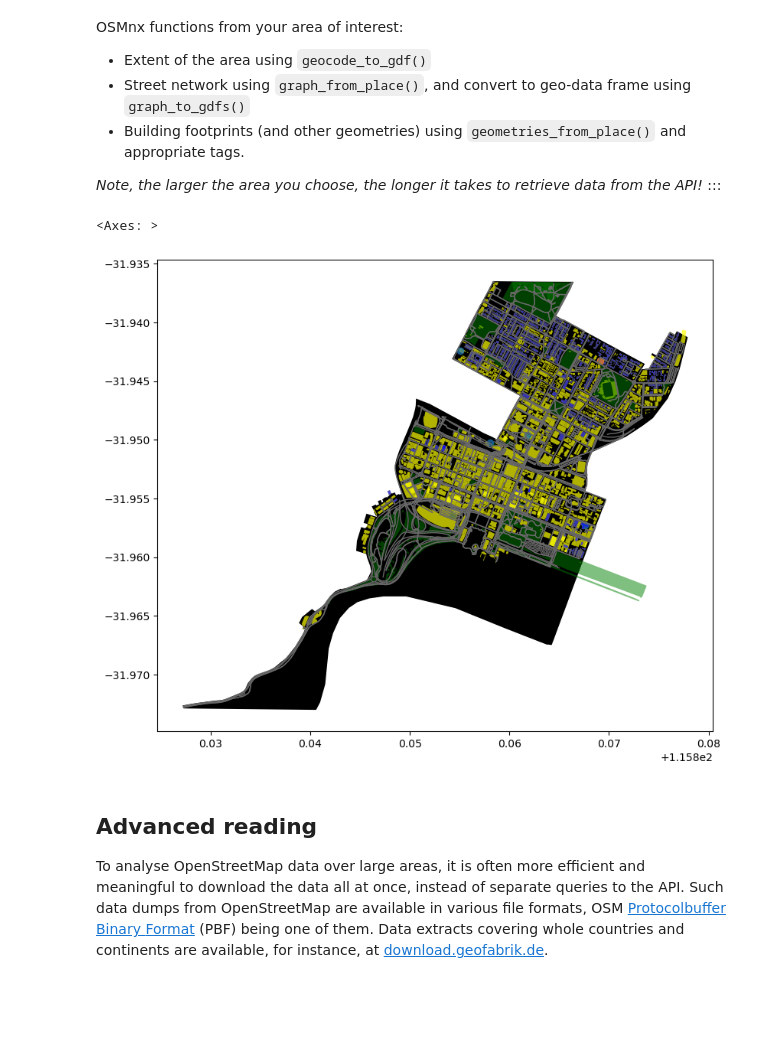
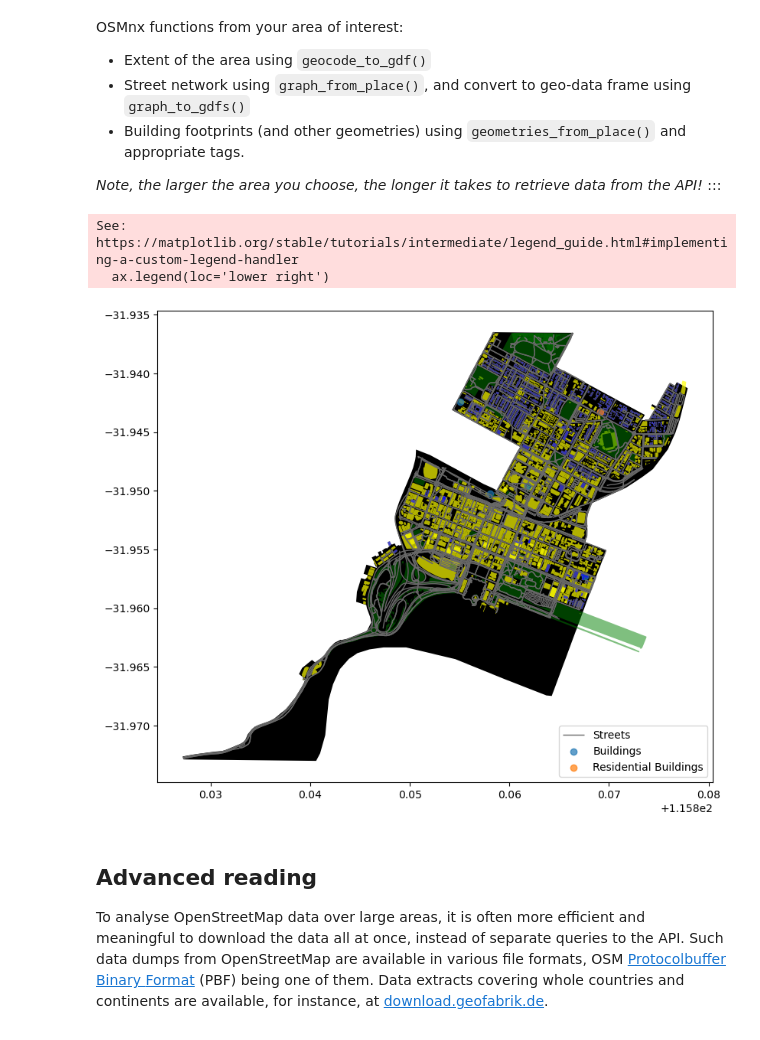
Before and after one commit to camsmith02/notebooks, a Jupyter notebook: lessons/lesson-6/retrieve-data-from-openstreetmap.ipynb, the cells around one changed output. Drawn from its saved outputs; the diff is of its cells as text; code cells hidden in the pictures; blank space fills up the shorter version.

```diff
--- a/lessons/lesson-6/retrieve-data-from-openstreetmap.ipynb
+++ b/lessons/lesson-6/retrieve-data-from-openstreetmap.ipynb
@@ -315,53 +315,56 @@ OSMnx functions from your area of interest:
 from the API!*
 :::
 # %%
-from shapely.geometry import box
-import numpy as np
-import geopandas as gpd
+import osmnx
+import matplotlib.pyplot as plt
 
-# Specify the name that is used to seach for the data. Check that the place
-# name is valid from https://nominatim.openstreetmap.org/ui/search.html
+# Specify the name that is used to search for the data
 MY_PLACE = "Perth, Western Australia"
 perth_area = osmnx.geocode_to_gdf(MY_PLACE)
 
 # Get street network
 G = osmnx.graph_from_place(MY_PLACE)
 nodes, edges = osmnx.graph_to_gdfs(G)
 
-
 # Get building footprints
-tags = {'building': True}  # You can add more tags like 'amenity', 'landuse', etc.
+tags = {'building': True}
 perth_buildings = osmnx.features_from_place(MY_PLACE, tags)
 
-
 # Plot the data
-figure, ax = matplotlib.pyplot.subplots(figsize=(12,8))
+figure, ax = plt.subplots(figsize=(12, 8))
 
 # Plot the footprint
-perth_area.plot(ax=ax, facecolor="black")
+perth_area.plot(ax=ax, facecolor="black", label='City Area')
 
 # Plot street ‘edges’
-edges.plot(ax=ax, linewidth=1, edgecolor="dimgray")
+edges.plot(ax=ax, linewidth=1, edgecolor="dimgray", label='Streets')
 
 # Plot buildings
-perth_buildings.plot(ax=ax, facecolor="yellow", alpha=0.7)
+perth_buildings.plot(ax=ax, facecolor="yellow", alpha=0.7, label='Buildings')
 
 # Get residential buildings specifically
 residential_tags = {'building': 'residential'}
 perth_residential = osmnx.features_from_place(MY_PLACE, residential_tags)
 
 # Plot residential buildings
 perth_residential.plot(ax=ax, facecolor="blue", alpha=0.7, label='Residential Buildings')
 
 # Get greenspaces using relevant tags
 green_tags = {'leisure': ['park', 'garden'], 'landuse': ['grass', 'recreation_ground']}
 perth_greenspaces = osmnx.features_from_place(MY_PLACE, green_tags)
 
 # Plot greenspaces
-perth_greenspaces.plot(ax=ax, facecolor="green", alpha=0.5)
+perth_greenspaces.plot(ax=ax, facecolor="green", alpha=0.5, label='Greenspaces')
+
+# Add a legend
+ax.legend(loc='lower right')
+
+# Show the plot
+plt.show()
 # %% [output]
-<Axes: >
+See: https://matplotlib.org/stable/tutorials/intermediate/legend_guide.html#implementing-a-custom-legend-handler
+  ax.legend(loc='lower right')
-[figure, old version]
+[figure, new version]
 # %% [markdown]
 ## Advanced reading
 
```
Also changed, not shown: 2 other files.
